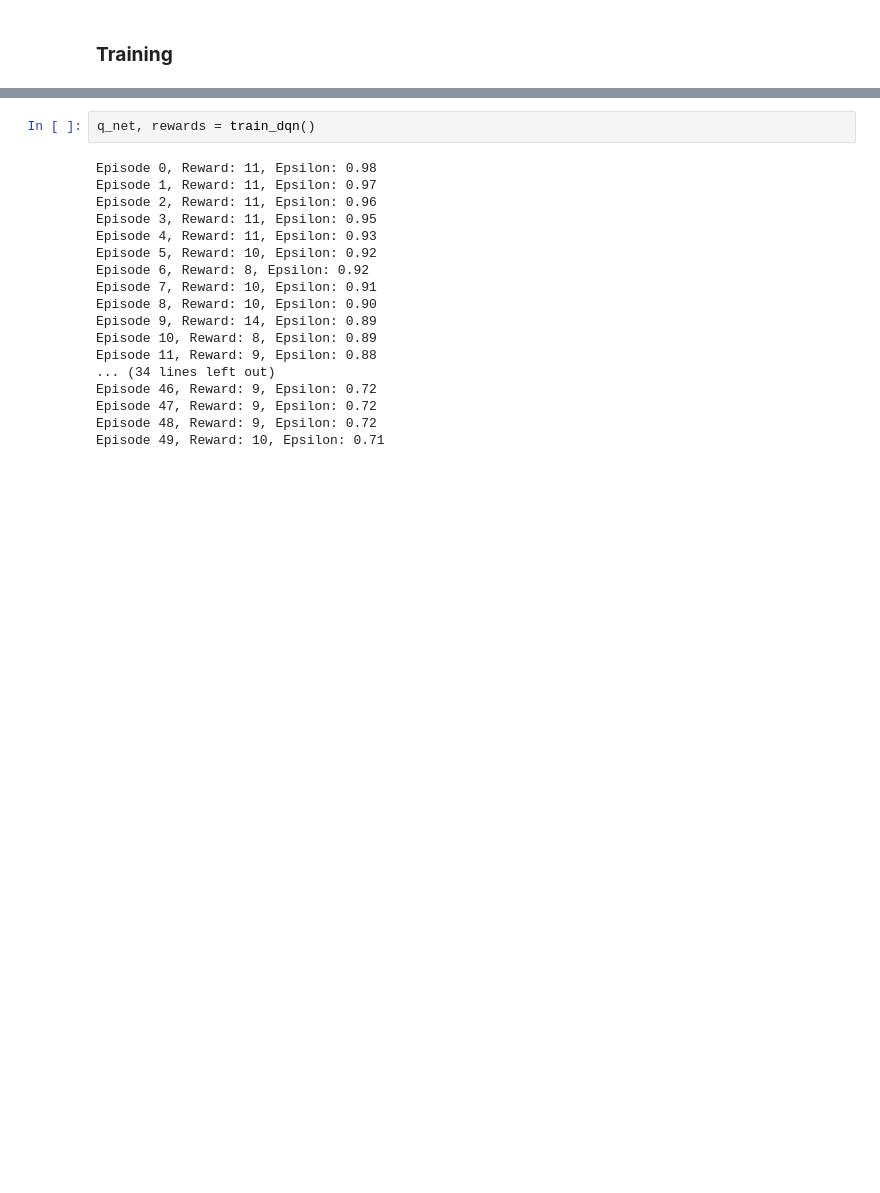
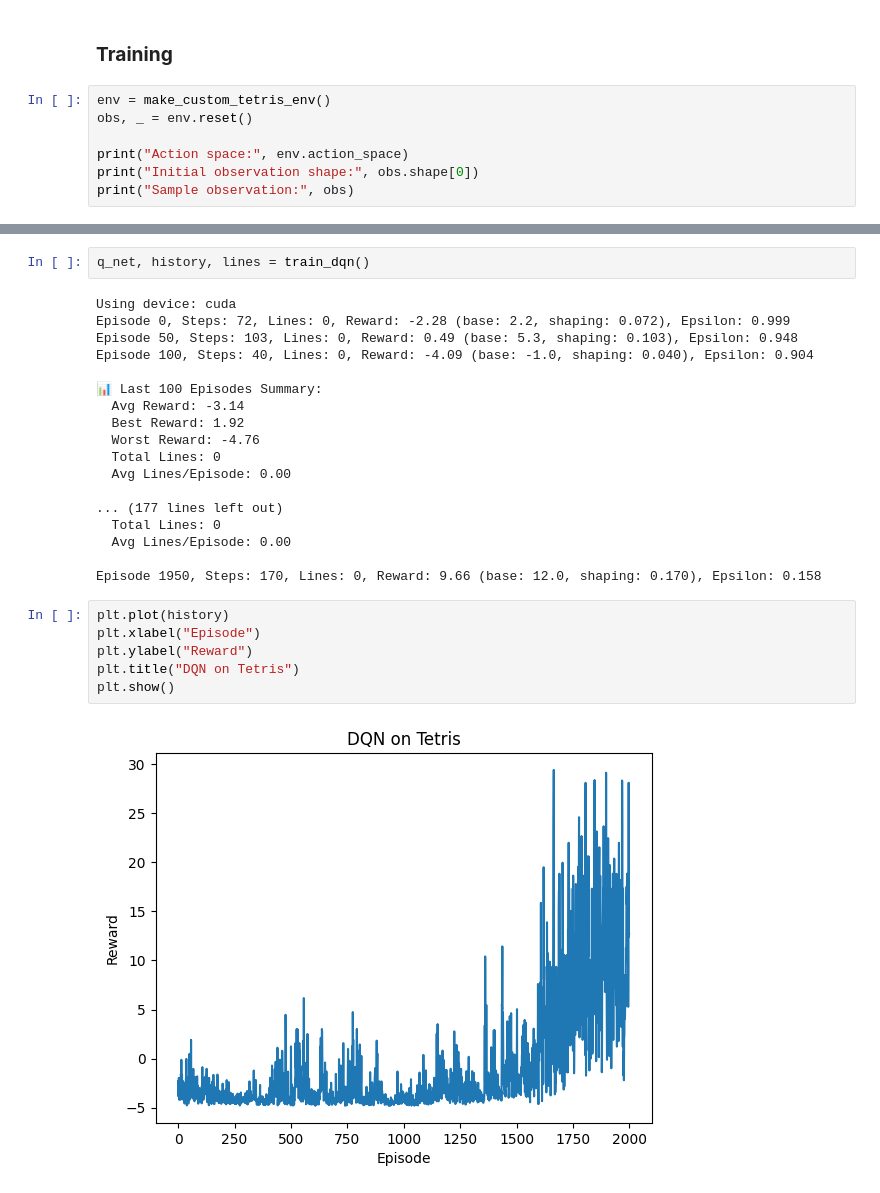
Before and after one commit to Nabizen/CCRNFLRL_PROJECT_COM221ML, a Jupyter notebook: tetris_Gymnasium.ipynb, the cells around one changed output, grey strips where cells are left out. Drawn from its saved outputs; the diff is of its cells as text; blank space fills up the shorter version.

Commit message:
Suboptimal Survive Tetris Agent

```diff
--- a/tetris_Gymnasium.ipynb
+++ b/tetris_Gymnasium.ipynb
@@ -123,2 +201,9 @@ class ReplayMemory:
 # %% [markdown]
 ### **Training**
+# %%
+env = make_custom_tetris_env()
+obs, _ = env.reset()
+
+print("Action space:", env.action_space)
+print("Initial observation shape:", obs.shape[0])
+print("Sample observation:", obs)
@@ -213,20 +708,28 @@ def train_dqn(episodes=50, batch_size=32, gamma=0.99, lr=1e-4,
 # %%
-q_net, rewards = train_dqn()
+q_net, history, lines = train_dqn()
 # %% [output]
-Episode 0, Reward: 11, Epsilon: 0.98
-Episode 1, Reward: 11, Epsilon: 0.97
-Episode 2, Reward: 11, Epsilon: 0.96
-Episode 3, Reward: 11, Epsilon: 0.95
-Episode 4, Reward: 11, Epsilon: 0.93
-Episode 5, Reward: 10, Epsilon: 0.92
-Episode 6, Reward: 8, Epsilon: 0.92
-Episode 7, Reward: 10, Epsilon: 0.91
-Episode 8, Reward: 10, Epsilon: 0.90
-Episode 9, Reward: 14, Epsilon: 0.89
-Episode 10, Reward: 8, Epsilon: 0.89
-Episode 11, Reward: 9, Epsilon: 0.88
-... (34 lines left out)
-Episode 46, Reward: 9, Epsilon: 0.72
-Episode 47, Reward: 9, Epsilon: 0.72
-Episode 48, Reward: 9, Epsilon: 0.72
-Episode 49, Reward: 10, Epsilon: 0.71
+Using device: cuda
+Episode 0, Steps: 72, Lines: 0, Reward: -2.28 (base: 2.2, shaping: 0.072), Epsilon: 0.999
+Episode 50, Steps: 103, Lines: 0, Reward: 0.49 (base: 5.3, shaping: 0.103), Epsilon: 0.948
+Episode 100, Steps: 40, Lines: 0, Reward: -4.09 (base: -1.0, shaping: 0.040), Epsilon: 0.904
+
+📊 Last 100 Episodes Summary:
+  Avg Reward: -3.14
+  Best Reward: 1.92
+  Worst Reward: -4.76
+  Total Lines: 0
+  Avg Lines/Episode: 0.00
+
+... (177 lines left out)
+  Total Lines: 0
+  Avg Lines/Episode: 0.00
+
+Episode 1950, Steps: 170, Lines: 0, Reward: 9.66 (base: 12.0, shaping: 0.170), Epsilon: 0.158
+# %%
+plt.plot(history)
+plt.xlabel("Episode")
+plt.ylabel("Reward")
+plt.title("DQN on Tetris")
+plt.show()
+# %% [output]
+[figure, added]
```
Also changed, not shown: parts of 21 cells of this notebook.
